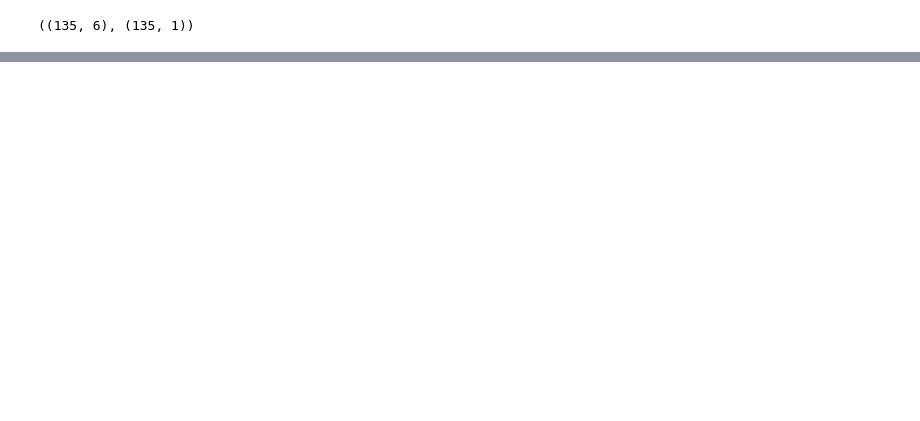
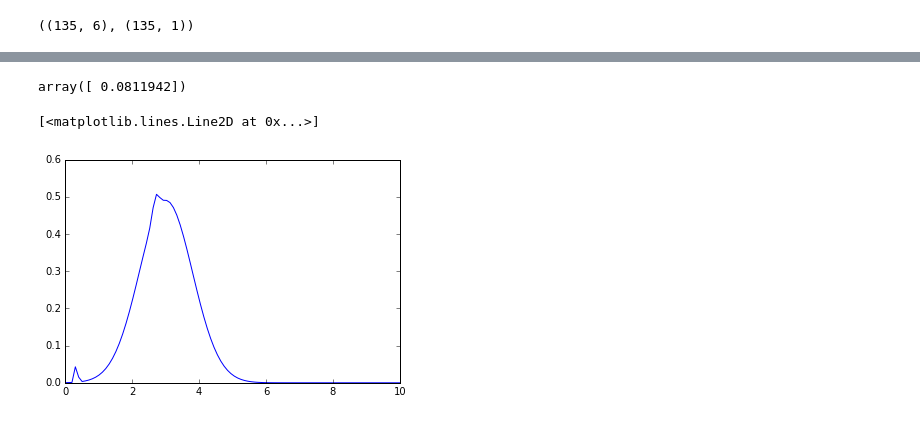
Before and after one commit to cottrell/notebooks, a Jupyter notebook: ml/example keras gmm.ipynb, the cells around one changed output, grey strips where cells are left out. Saved outputs shown, nothing was run; the diff lists cells and outputs as text; code cells hidden in the pictures; blank space fills up the shorter version.

```diff
--- a/ml/example keras gmm.ipynb
+++ b/ml/example keras gmm.ipynb
@@ -137,0 +163,28 @@ p.shape
+# %%
+def get_params(params, M, D):
+    mu = params[:M * D]
+    sigma = params[M * D:(M * D + M)]
+    alpha = params[M * D + M:]
+    return mu, sigma, alpha
+
+def gmm_pdf(y, params, M, D):
+    mu = params[:M * D]
+    sigma = params[M * D:(M * D + M)]
+    alpha = params[M * D + M:]
+    p = 0
+    for i in range(M):
+        p += alpha[i] * exp(- (y - mu[D * i:D * (i + 1)].squeeze()) ** 2 / sigma[i] ** 2 / 2) / np.sqrt(2 * np.pi) / sigma[i]
+    return p
+
+mu, sigma, alpha = get_params(p[0,:], M, D)
+
+gmm_pdf(y_train[0], p[0,:], M, D)
+# %% [output]
+array([ 0.0811942])
+# %%
+yl = linspace(0, 10, 100)
+i = 0
+plot(yl, gmm_pdf(yl, p[i,:], M, D))
+# %% [output]
+[<matplotlib.lines.Line2D at 0x...>]
+[figure, added]
```
Also changed, not shown: parts of 6 cells of this notebook, 1 other file.
